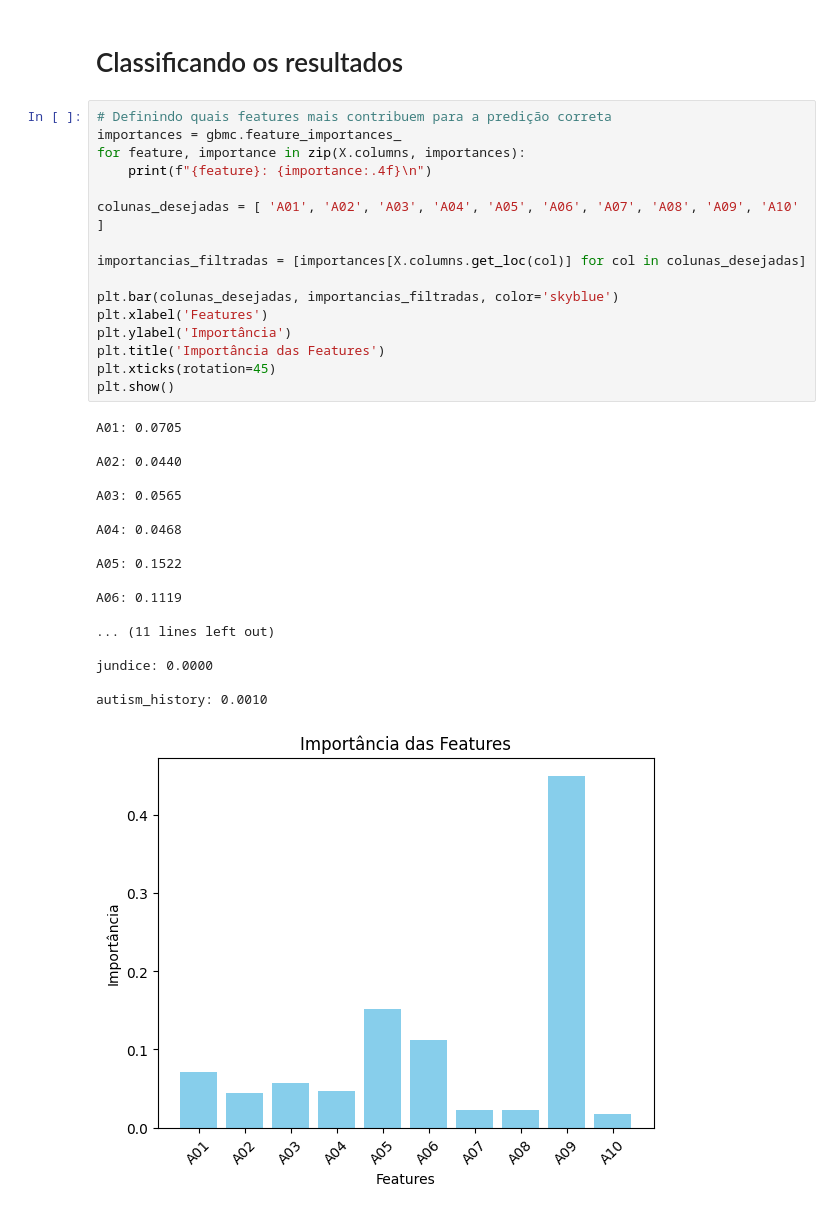
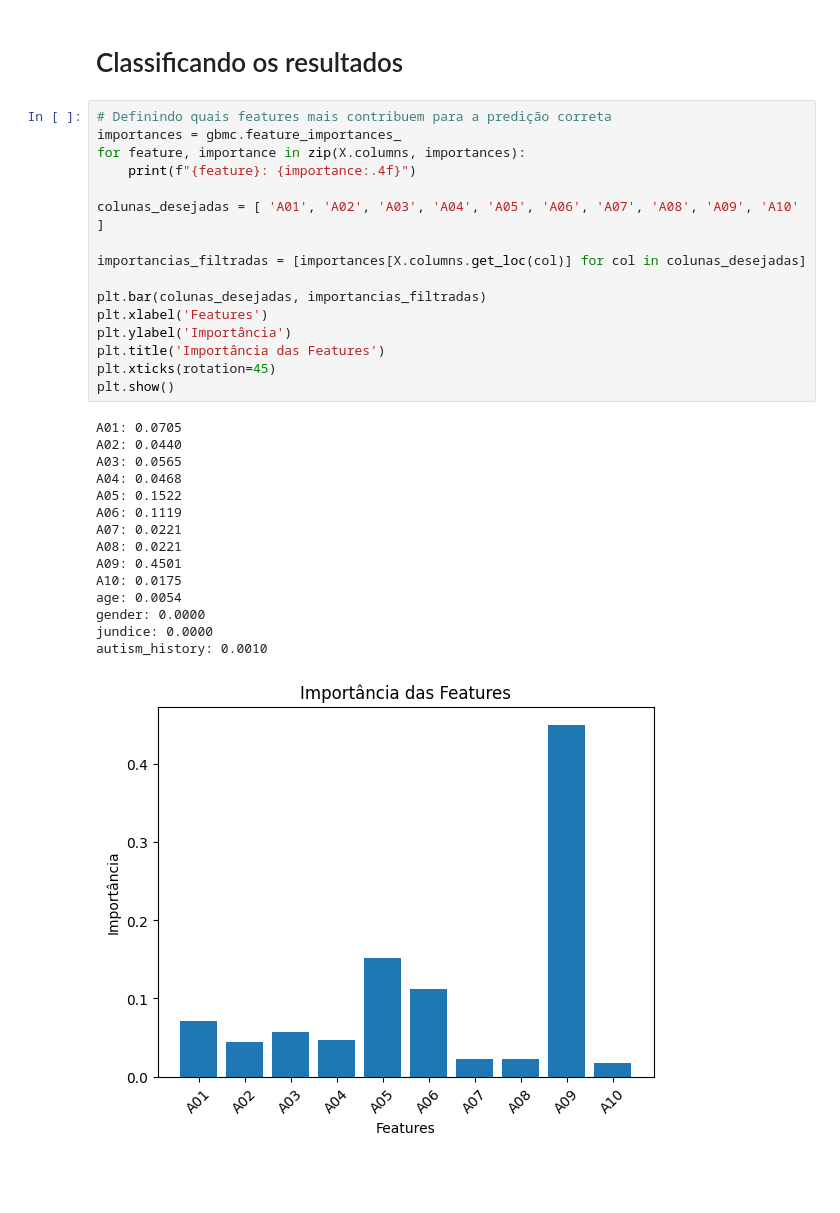
Before and after one commit to camposlaura/aprendizado_de_maquina_na_saude, a Jupyter notebook: main.ipynb, the cells around one changed output. Drawn from its saved outputs; the diff is of its cells as text; blank space fills up the shorter version.

```diff
--- a/main.ipynb
+++ b/main.ipynb
@@ -372,38 +382,35 @@ plt.show()
 # %%
 # Definindo quais features mais contribuem para a predição correta
 importances = gbmc.feature_importances_
 for feature, importance in zip(X.columns, importances):
-    print(f"{feature}: {importance:.4f}\n")
+    print(f"{feature}: {importance:.4f}")
 
 colunas_desejadas = [ 'A01', 'A02', 'A03', 'A04', 'A05', 'A06', 'A07', 'A08', 'A09', 'A10' ]
 
 importancias_filtradas = [importances[X.columns.get_loc(col)] for col in colunas_desejadas]
 
-plt.bar(colunas_desejadas, importancias_filtradas, color='skyblue')
+plt.bar(colunas_desejadas, importancias_filtradas)
 plt.xlabel('Features')
 plt.ylabel('Importância')
 plt.title('Importância das Features')
 plt.xticks(rotation=45)
 plt.show()
 # %% [output]
 A01: 0.0705
-
 A02: 0.0440
-
 A03: 0.0565
-
 A04: 0.0468
-
 A05: 0.1522
-
 A06: 0.1119
-
-... (11 lines left out)
-
+A07: 0.0221
+A08: 0.0221
+A09: 0.4501
+A10: 0.0175
+age: 0.0054
+gender: 0.0000
 jundice: 0.0000
-
 autism_history: 0.0010
-[figure, old version]
+[figure, new version]
 # %%
 # Coeficiente de correlação de Pearson
 correlacoes = X.corrwith(y)
```
Also changed, not shown: parts of 36 cells of this notebook.
